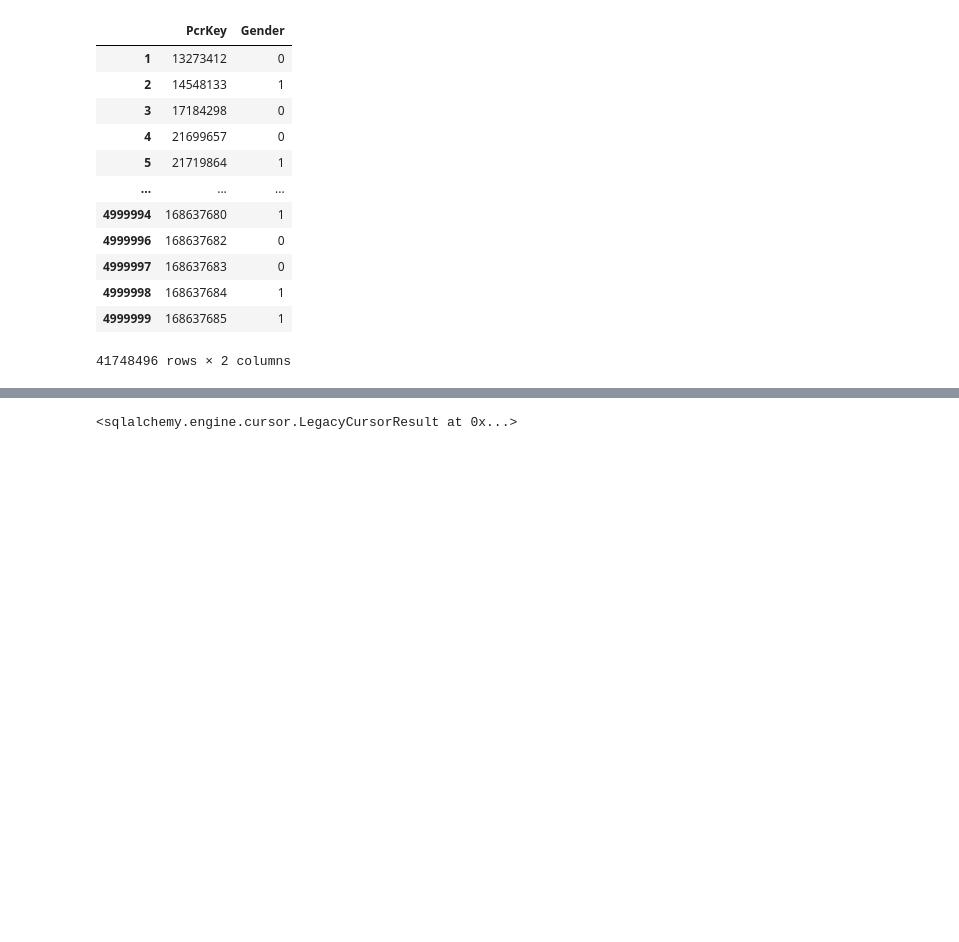
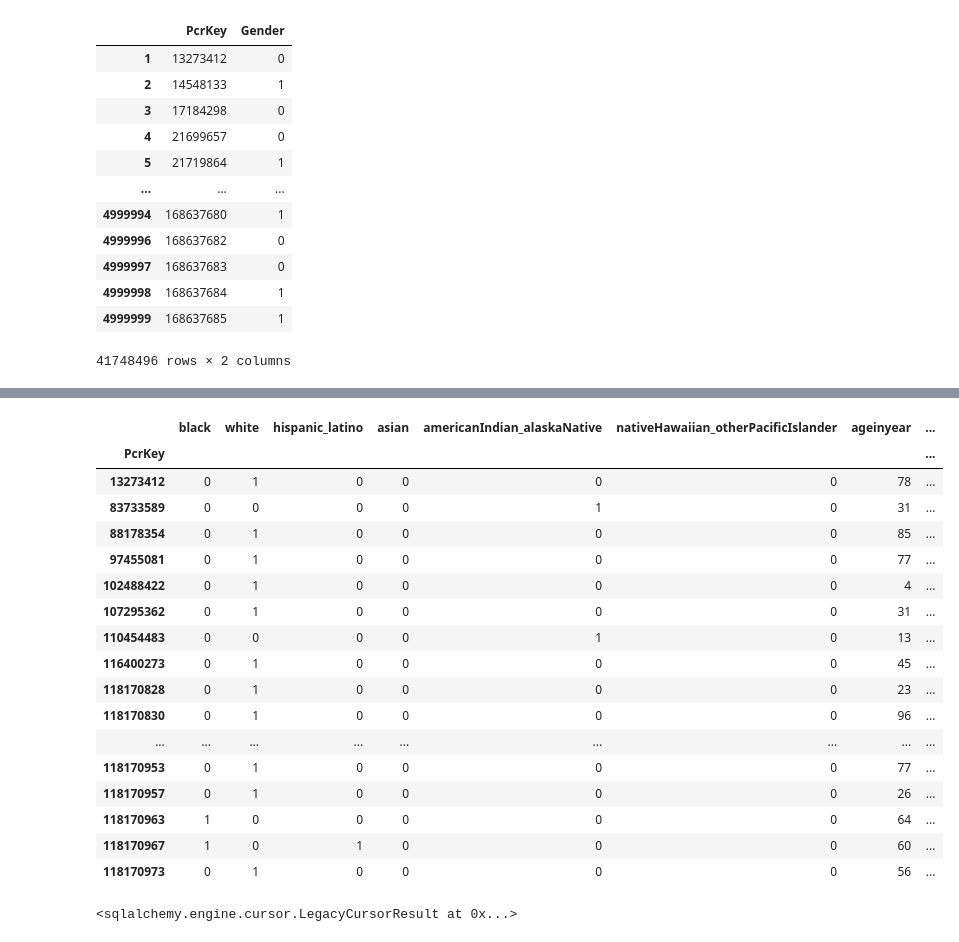
Before and after one commit to patgratt/emsBigDataProject, a Jupyter notebook: stage2-dataWrangling/notebooks/gender.ipynb, the cells around one changed output, grey strips where cells are left out. Saved outputs shown, nothing was run; the diff lists cells and outputs as text; code cells hidden in the pictures; blank space fills up the shorter version.

```diff
--- a/stage2-dataWrangling/notebooks/gender.ipynb
+++ b/stage2-dataWrangling/notebooks/gender.ipynb
@@ -79,0 +91,2 @@ df
+# %%
+socioeconomic = socioeconomic.drop(columns="Unnamed: 0")
@@ -79,0 +111,2 @@ df
+# %%
+df = df.set_index('PcrKey')
@@ -79,0 +130,25 @@ df
+# %%
+socioeconomic = socioeconomic.set_index('PcrKey')
+# %%
+socioeconomic = socioeconomic.join(df)
+# %%
+socioeconomic.head(50)
+# %% [output]
+|  | black | white | hispanic_latino | asian | americanIndian_alaskaNative | nativeHawaiian_otherPacificIslander | ageinyear | ... |
+| PcrKey |  |  |  |  |  |  |  | ... |
+| 13273412 | 0 | 1 | 0 | 0 | 0 | 0 | 78 | ... |
+| 83733589 | 0 | 0 | 0 | 0 | 1 | 0 | 31 | ... |
+| 88178354 | 0 | 1 | 0 | 0 | 0 | 0 | 85 | ... |
+| 97455081 | 0 | 1 | 0 | 0 | 0 | 0 | 77 | ... |
+| 102488422 | 0 | 1 | 0 | 0 | 0 | 0 | 4 | ... |
+| 107295362 | 0 | 1 | 0 | 0 | 0 | 0 | 31 | ... |
+| 110454483 | 0 | 0 | 0 | 0 | 1 | 0 | 13 | ... |
+| 116400273 | 0 | 1 | 0 | 0 | 0 | 0 | 45 | ... |
+| 118170828 | 0 | 1 | 0 | 0 | 0 | 0 | 23 | ... |
+| 118170830 | 0 | 1 | 0 | 0 | 0 | 0 | 96 | ... |
+| ... | ... | ... | ... | ... | ... | ... | ... | ... |
+| 118170953 | 0 | 1 | 0 | 0 | 0 | 0 | 77 | ... |
+| 118170957 | 0 | 1 | 0 | 0 | 0 | 0 | 26 | ... |
+| 118170963 | 1 | 0 | 0 | 0 | 0 | 0 | 64 | ... |
+| 118170967 | 1 | 0 | 1 | 0 | 0 | 0 | 60 | ... |
+| 118170973 | 0 | 1 | 0 | 0 | 0 | 0 | 56 | ... |
```
Also changed, not shown: parts of 11 cells of this notebook, 1 other file.
